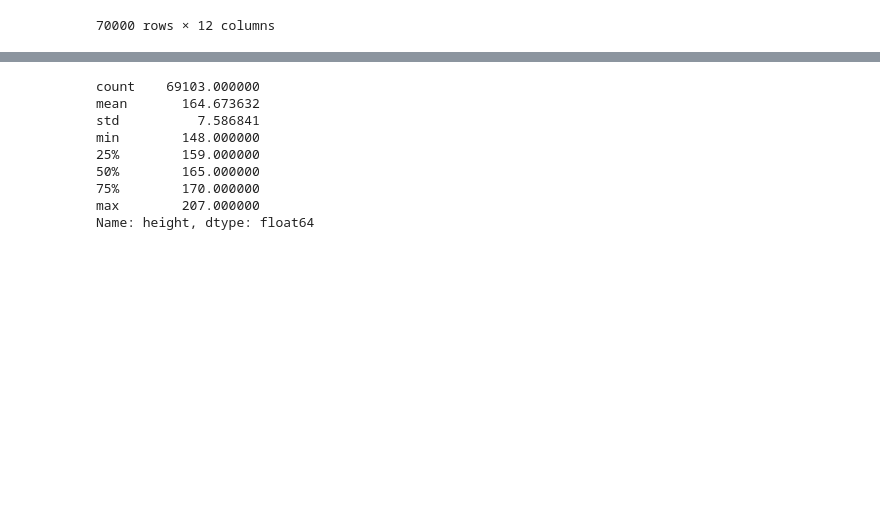
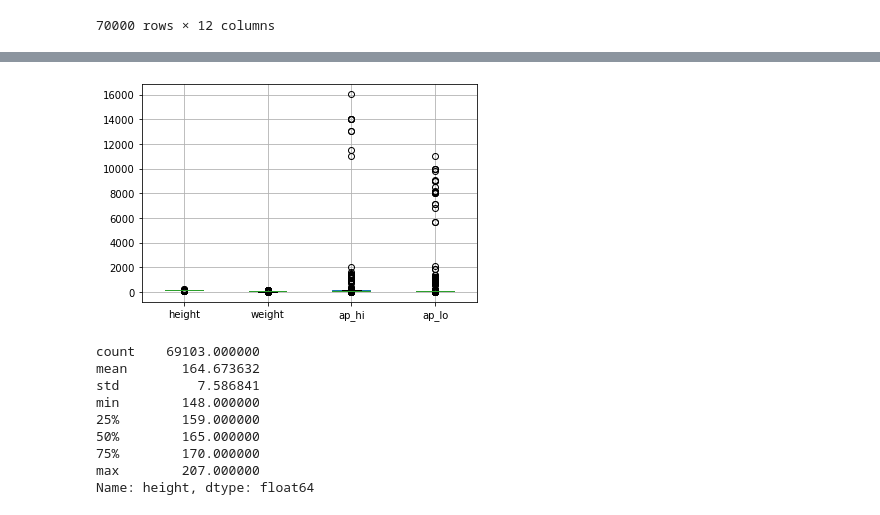
Before and after one commit to enrique-bustamante/Group2_Cardiovascular_Project, a Jupyter notebook: Database/Cardiovascular_Project.ipynb, the cells around one changed output, grey strips where cells are left out. Saved outputs shown, nothing was run; the diff lists cells and outputs as text; code cells hidden in the pictures; blank space fills up the shorter version.

Commit message:
Cleaned Data files and Revised Schema for PgAdmin

```diff
--- a/Database/Cardiovascular_Project.ipynb
+++ b/Database/Cardiovascular_Project.ipynb
@@ -102,0 +121,3 @@ cardio_df[['age', 'height', 'weight', 'ap_hi', 'ap_lo']].describe()
+# %%
+#Take the absolute values of the ap_hi data column
+cardio_df['ap_hi'] = cardio_df['ap_hi'].apply(abs)
@@ -102,0 +136,3 @@ cardio_df[['age', 'height', 'weight', 'ap_hi', 'ap_lo']].describe()
+# %%
+#Take the absolute value of the ap_lo column
+cardio_df['ap_lo'] = cardio_df['ap_lo'].apply(abs)
@@ -103,3 +151,7 @@ cardio_df[['age', 'height', 'weight', 'ap_hi', 'ap_lo']].describe()
+# %%
+boxplot = cardio_df.boxplot(column=['height','weight','ap_hi','ap_lo'])
+# %% [output]
+[figure, added]
 # %%
 #Remove outliers for height column; Parameters are set at 4’10” to 7’ (147 cm to 213 cm)
 index = cardio_df[(cardio_df['height'] >= 213)|(cardio_df['height'] <= 147)].index
```
Also changed, not shown: parts of 21 cells of this notebook, 5 other files.
